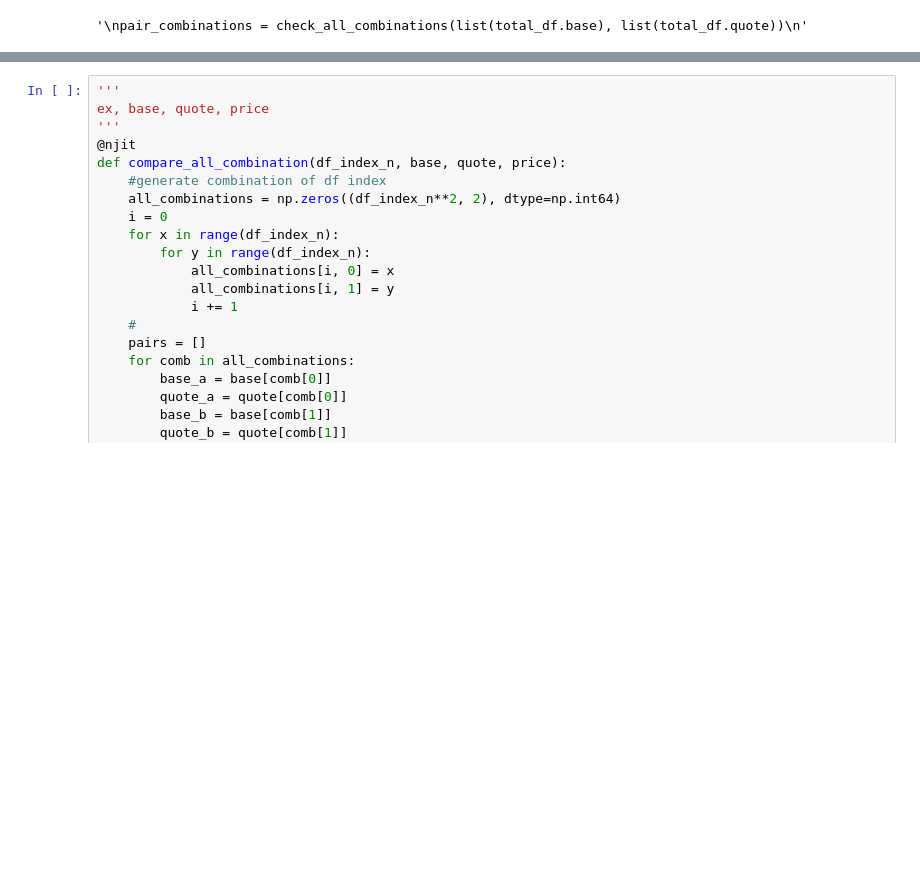
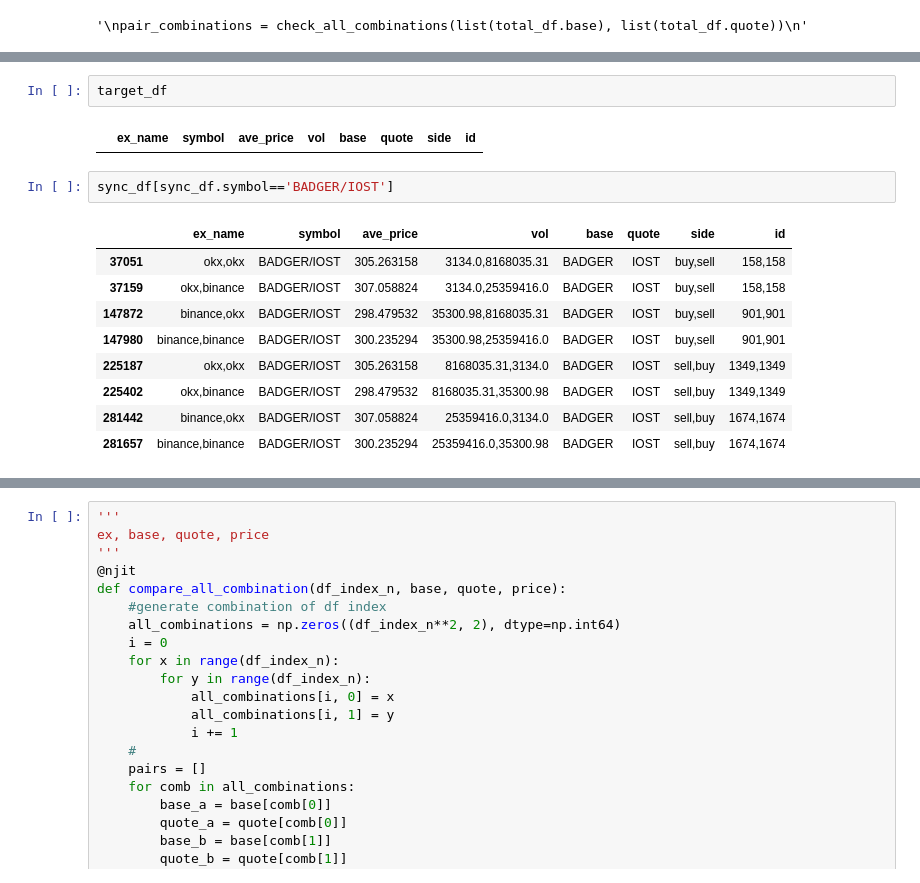
Before and after one commit to alunfes/1m-btc-data, a Jupyter notebook: Cartpole_test.ipynb, the cells around one changed output, grey strips where cells are left out. Saved outputs shown, nothing was run; the diff lists cells and outputs as text; blank space fills up the shorter version.

```diff
--- a/Cartpole_test.ipynb
+++ b/Cartpole_test.ipynb
@@ -645,0 +732,16 @@ Maximum ave_price: 2178649237.472767
+# %%
+target_df
+# %% [output]
+|  | ex_name | symbol | ave_price | vol | base | quote | side | id |
+# %%
+sync_df[sync_df.symbol=='BADGER/IOST']
+# %% [output]
+|  | ex_name | symbol | ave_price | vol | base | quote | side | id |
+| 37051 | okx,okx | BADGER/IOST | 305.263158 | 3134.0,8168035.31 | BADGER | IOST | buy,sell | 158,158 |
+| 37159 | okx,binance | BADGER/IOST | 307.058824 | 3134.0,25359416.0 | BADGER | IOST | buy,sell | 158,158 |
+| 147872 | binance,okx | BADGER/IOST | 298.479532 | 35300.98,8168035.31 | BADGER | IOST | buy,sell | 901,901 |
+| 147980 | binance,binance | BADGER/IOST | 300.235294 | 35300.98,25359416.0 | BADGER | IOST | buy,sell | 901,901 |
+| 225187 | okx,okx | BADGER/IOST | 305.263158 | 8168035.31,3134.0 | BADGER | IOST | sell,buy | 1349,1349 |
+| 225402 | okx,binance | BADGER/IOST | 298.479532 | 8168035.31,35300.98 | BADGER | IOST | sell,buy | 1349,1349 |
+| 281442 | binance,okx | BADGER/IOST | 307.058824 | 25359416.0,3134.0 | BADGER | IOST | sell,buy | 1674,1674 |
+| 281657 | binance,binance | BADGER/IOST | 300.235294 | 25359416.0,35300.98 | BADGER | IOST | sell,buy | 1674,1674 |
```
Also changed, not shown: parts of 18 cells of this notebook.
